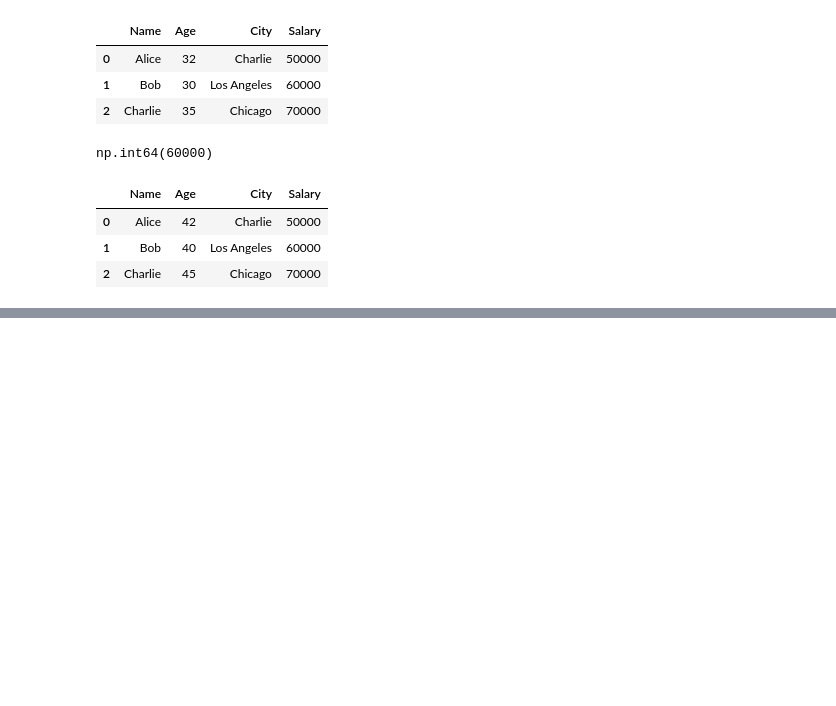
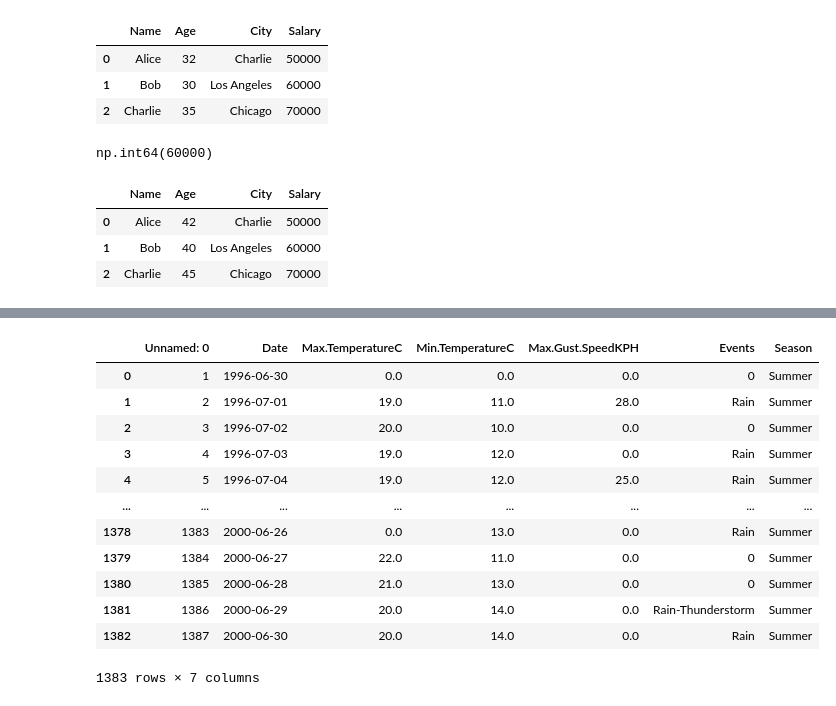
Before and after one commit to lezzycan/DataScience-Learning, a Jupyter notebook: Data Analysis with python/pandas.ipynb, the cells around one changed output, grey strips where cells are left out. Cells and saved outputs as stored; diff of their text form; code cells hidden in the pictures; blank space fills up the shorter version.

```diff
--- a/Data Analysis with python/pandas.ipynb
+++ b/Data Analysis with python/pandas.ipynb
@@ -114,0 +169,4 @@ df
+# %%
+# filling missing values with 0
+data_filled = data.fillna(0)  # Fill null values with 0
+data_filled.isnull().sum()  # Check again for null values
@@ -114,0 +210,16 @@ df
+# %%
+data_filled
+# %% [output]
+|  | Unnamed: 0 | Date | Max.TemperatureC | Min.TemperatureC | Max.Gust.SpeedKPH | Events | Season |
+| 0 | 1 | 1996-06-30 | 0.0 | 0.0 | 0.0 | 0 | Summer |
+| 1 | 2 | 1996-07-01 | 19.0 | 11.0 | 28.0 | Rain | Summer |
+| 2 | 3 | 1996-07-02 | 20.0 | 10.0 | 0.0 | 0 | Summer |
+| 3 | 4 | 1996-07-03 | 19.0 | 12.0 | 0.0 | Rain | Summer |
+| 4 | 5 | 1996-07-04 | 19.0 | 12.0 | 25.0 | Rain | Summer |
+| ... | ... | ... | ... | ... | ... | ... | ... |
+| 1378 | 1383 | 2000-06-26 | 0.0 | 13.0 | 0.0 | Rain | Summer |
+| 1379 | 1384 | 2000-06-27 | 22.0 | 11.0 | 0.0 | 0 | Summer |
+| 1380 | 1385 | 2000-06-28 | 21.0 | 13.0 | 0.0 | 0 | Summer |
+| 1381 | 1386 | 2000-06-29 | 20.0 | 14.0 | 0.0 | Rain-Thunderstorm | Summer |
+| 1382 | 1387 | 2000-06-30 | 20.0 | 14.0 | 0.0 | Rain | Summer |
+1383 rows × 7 columns
```
Also changed, not shown: parts of 19 cells of this notebook.
